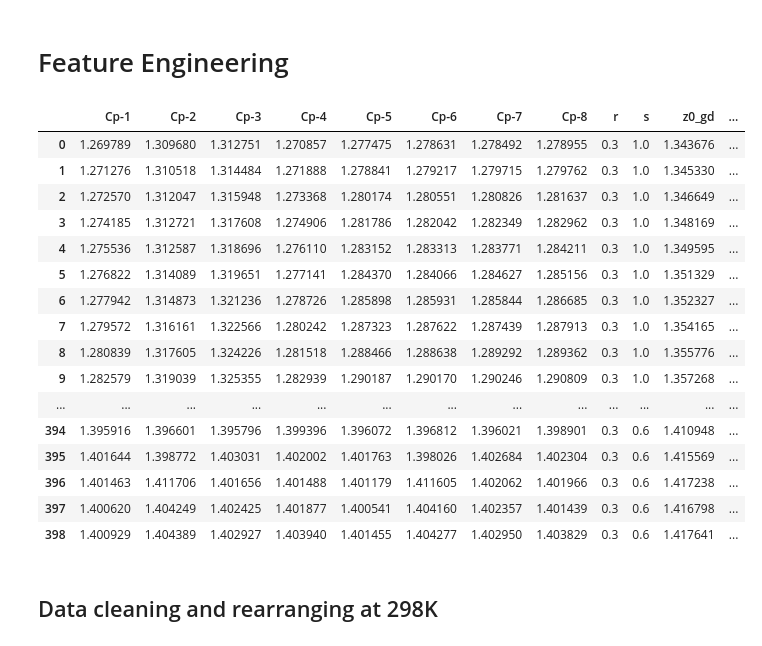
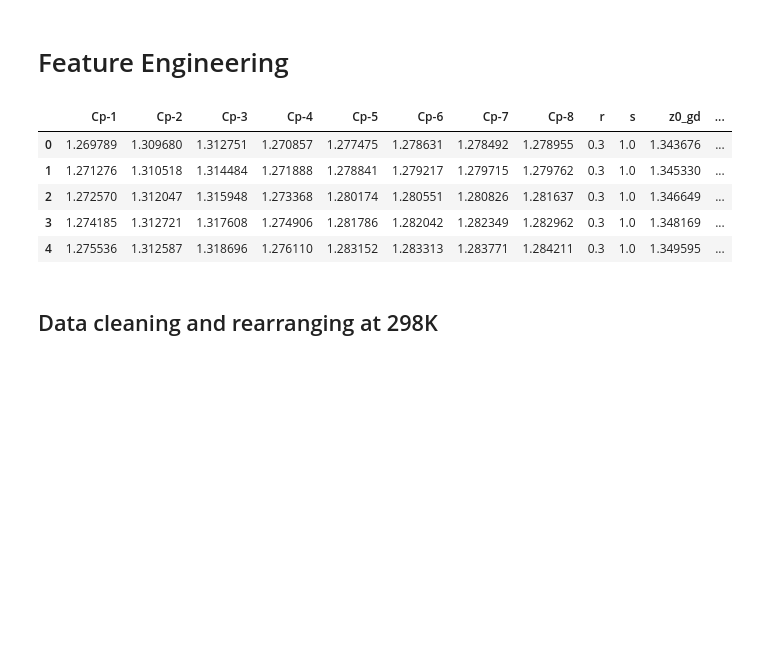
Before and after one commit to nirmalparmarphd/microDSC_error_prediction_ANN, a Jupyter notebook: data_prep.ipynb, the cells around one changed output. Saved outputs shown, nothing was run; the diff lists cells and outputs as text; code cells hidden in the pictures; blank space fills up the shorter version.

```diff
--- a/data_prep.ipynb
+++ b/data_prep.ipynb
@@ -56,31 +56,20 @@ for n_df in range(0,n_df):
 # %%
 # Data check
 
 cp_data = pd.read_csv('data/all_data.csv')
 
 cp_data['Temp[K]'] = cp_data['Temp'] + 273.15
 
 cp_data = cp_data.drop(['z0l', 'zl','z0','zu','z0u', 'Temp'], axis=1)
 cp_data = cp_data.drop(columns=cp_data.columns[0], axis=1)
-cp_data
+cp_data.head()
 # %% [output]
 |  | Cp-1 | Cp-2 | Cp-3 | Cp-4 | Cp-5 | Cp-6 | Cp-7 | Cp-8 | r | s | z0_gd | ... |
 | 0 | 1.269789 | 1.309680 | 1.312751 | 1.270857 | 1.277475 | 1.278631 | 1.278492 | 1.278955 | 0.3 | 1.0 | 1.343676 | ... |
 | 1 | 1.271276 | 1.310518 | 1.314484 | 1.271888 | 1.278841 | 1.279217 | 1.279715 | 1.279762 | 0.3 | 1.0 | 1.345330 | ... |
 | 2 | 1.272570 | 1.312047 | 1.315948 | 1.273368 | 1.280174 | 1.280551 | 1.280826 | 1.281637 | 0.3 | 1.0 | 1.346649 | ... |
 | 3 | 1.274185 | 1.312721 | 1.317608 | 1.274906 | 1.281786 | 1.282042 | 1.282349 | 1.282962 | 0.3 | 1.0 | 1.348169 | ... |
 | 4 | 1.275536 | 1.312587 | 1.318696 | 1.276110 | 1.283152 | 1.283313 | 1.283771 | 1.284211 | 0.3 | 1.0 | 1.349595 | ... |
-| 5 | 1.276822 | 1.314089 | 1.319651 | 1.277141 | 1.284370 | 1.284066 | 1.284627 | 1.285156 | 0.3 | 1.0 | 1.351329 | ... |
-| 6 | 1.277942 | 1.314873 | 1.321236 | 1.278726 | 1.285898 | 1.285931 | 1.285844 | 1.286685 | 0.3 | 1.0 | 1.352327 | ... |
-| 7 | 1.279572 | 1.316161 | 1.322566 | 1.280242 | 1.287323 | 1.287622 | 1.287439 | 1.287913 | 0.3 | 1.0 | 1.354165 | ... |
-| 8 | 1.280839 | 1.317605 | 1.324226 | 1.281518 | 1.288466 | 1.288638 | 1.289292 | 1.289362 | 0.3 | 1.0 | 1.355776 | ... |
-| 9 | 1.282579 | 1.319039 | 1.325355 | 1.282939 | 1.290187 | 1.290170 | 1.290246 | 1.290809 | 0.3 | 1.0 | 1.357268 | ... |
-| ... | ... | ... | ... | ... | ... | ... | ... | ... | ... | ... | ... | ... |
-| 394 | 1.395916 | 1.396601 | 1.395796 | 1.399396 | 1.396072 | 1.396812 | 1.396021 | 1.398901 | 0.3 | 0.6 | 1.410948 | ... |
-| 395 | 1.401644 | 1.398772 | 1.403031 | 1.402002 | 1.401763 | 1.398026 | 1.402684 | 1.402304 | 0.3 | 0.6 | 1.415569 | ... |
-| 396 | 1.401463 | 1.411706 | 1.401656 | 1.401488 | 1.401179 | 1.411605 | 1.402062 | 1.401966 | 0.3 | 0.6 | 1.417238 | ... |
-| 397 | 1.400620 | 1.404249 | 1.402425 | 1.401877 | 1.400541 | 1.404160 | 1.402357 | 1.401439 | 0.3 | 0.6 | 1.416798 | ... |
-| 398 | 1.400929 | 1.404389 | 1.402927 | 1.403940 | 1.401455 | 1.404277 | 1.402950 | 1.403829 | 0.3 | 0.6 | 1.417641 | ... |
 # %% [markdown]
 ## Data cleaning and rearranging at 298K
 # %%
```
Also changed, not shown: parts of 6 cells of this notebook, 5 other files.
